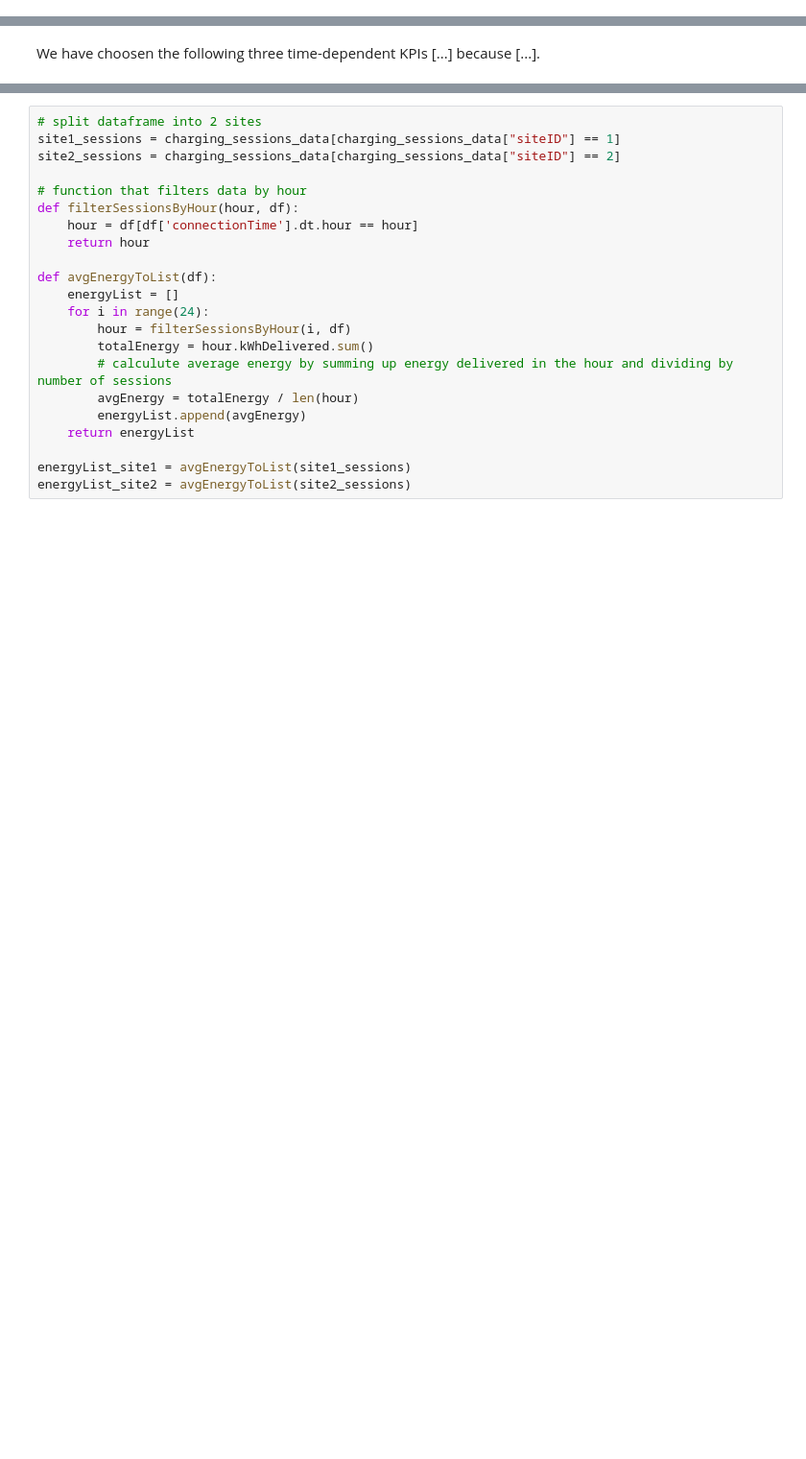
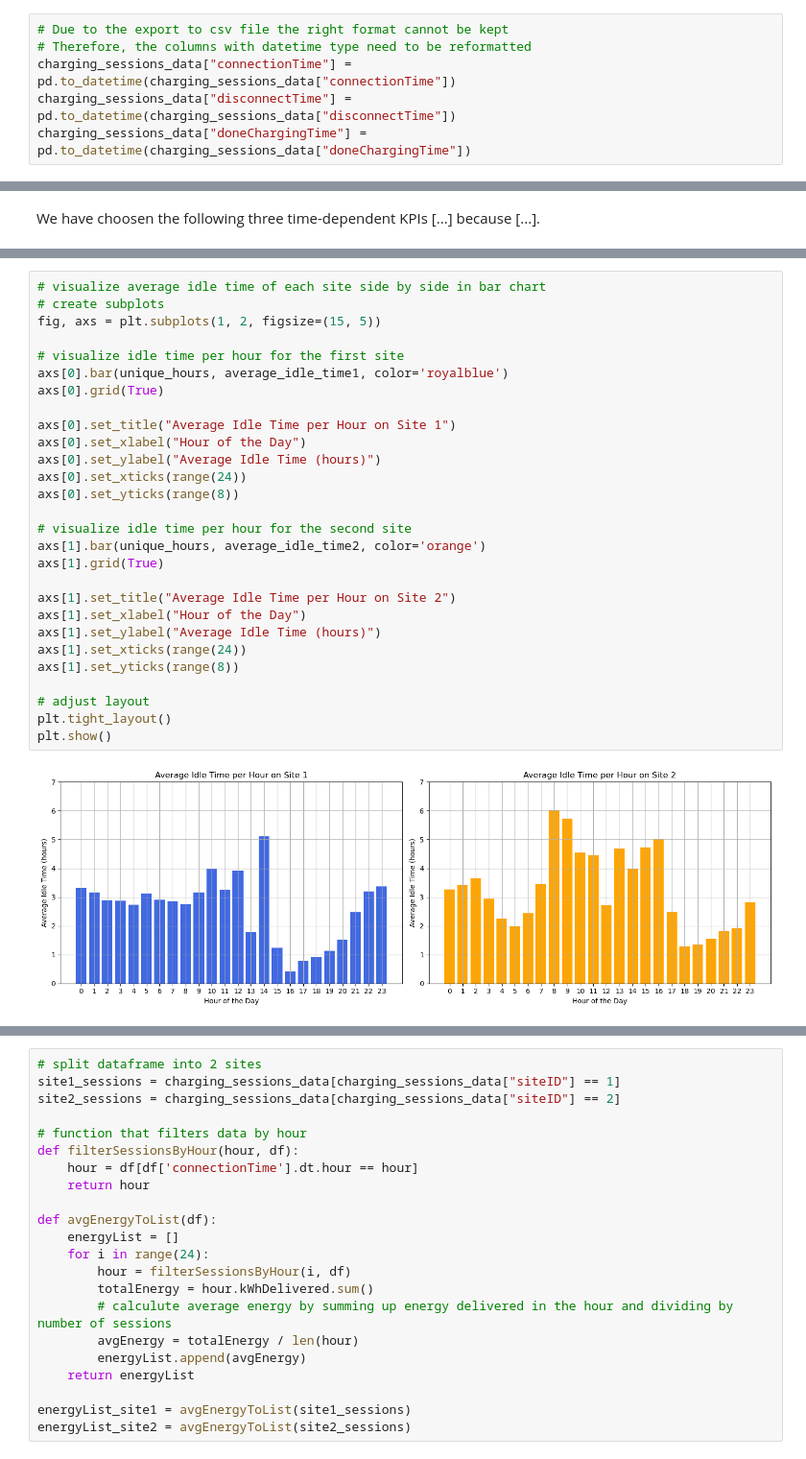
Before and after one commit to angfe/TheOptimizers, a Jupyter notebook: 02_Descriptive_Analytics.ipynb, the cells around one changed output, grey strips where cells are left out. Shown at 96% size. Saved outputs shown, nothing was run; the diff lists cells and outputs as text; blank space fills up the shorter version.

```diff
--- a/02_Descriptive_Analytics.ipynb
+++ b/02_Descriptive_Analytics.ipynb
@@ -16,3 +28,9 @@ weather_data = pd.read_csv("weather_burbank_airport.csv")
+# %%
+# Due to the export to csv file the right format cannot be kept
+# Therefore, the columns with datetime type need to be reformatted
+charging_sessions_data["connectionTime"] = pd.to_datetime(charging_sessions_data["connectionTime"])
+charging_sessions_data["disconnectTime"] = pd.to_datetime(charging_sessions_data["disconnectTime"])
+charging_sessions_data["doneChargingTime"] = pd.to_datetime(charging_sessions_data["doneChargingTime"])
 # %% [markdown]
 ### Operational Performance and Statistics on Charging Hubs
 1. **Temporal Patterns and Seasonality**
@@ -308,0 +355,30 @@ for site in site_ids:
+# %%
+# visualize average idle time of each site side by side in bar chart
+# create subplots
+fig, axs = plt.subplots(1, 2, figsize=(15, 5))
+
+# visualize idle time per hour for the first site
+axs[0].bar(unique_hours, average_idle_time1, color='royalblue')
+axs[0].grid(True)
+
+axs[0].set_title("Average Idle Time per Hour on Site 1")
+axs[0].set_xlabel("Hour of the Day")
+axs[0].set_ylabel("Average Idle Time (hours)")
+axs[0].set_xticks(range(24))
+axs[0].set_yticks(range(8))
+
+# visualize idle time per hour for the second site
+axs[1].bar(unique_hours, average_idle_time2, color='orange')
+axs[1].grid(True)
+
+axs[1].set_title("Average Idle Time per Hour on Site 2")
+axs[1].set_xlabel("Hour of the Day")
+axs[1].set_ylabel("Average Idle Time (hours)")
+axs[1].set_xticks(range(24))
+axs[1].set_yticks(range(8))
+
+# adjust layout
+plt.tight_layout()
+plt.show()
+# %% [output]
+[figure, added]
```
Also changed, not shown: parts of 13 cells of this notebook, 1 other file.
